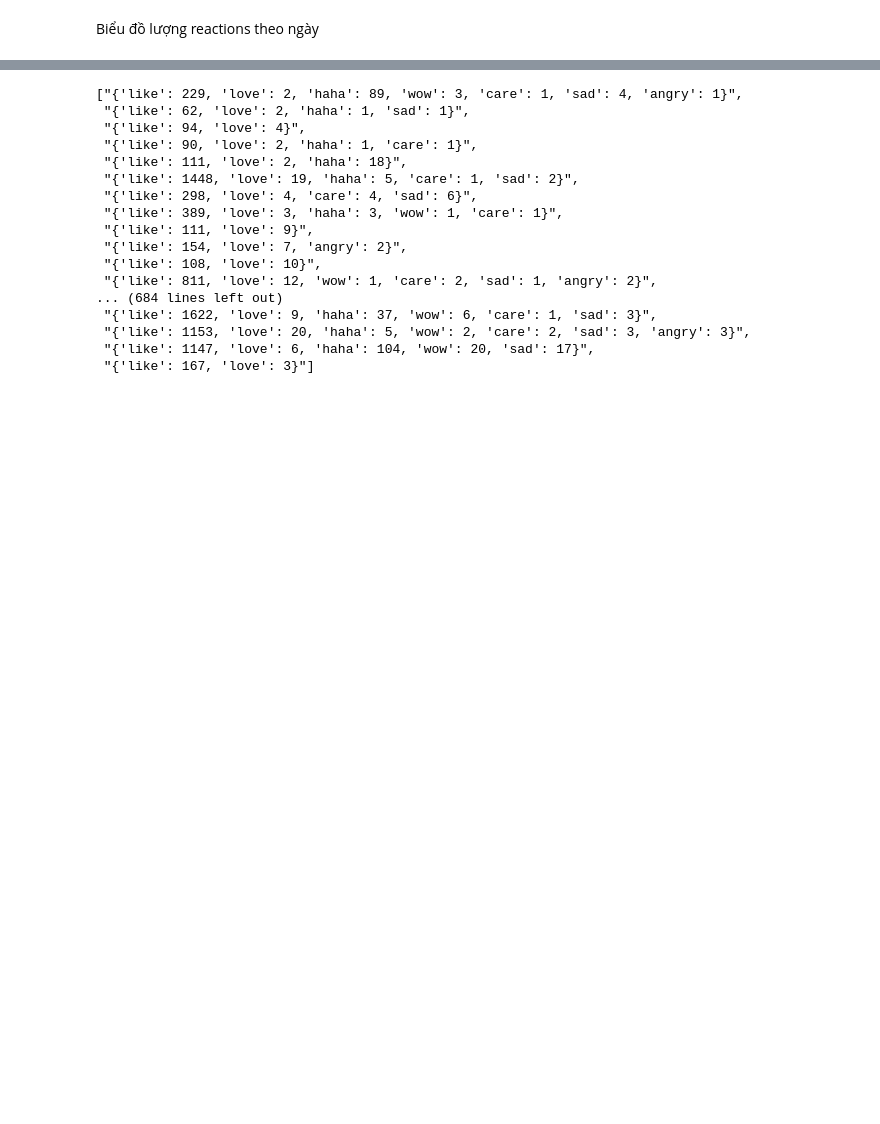
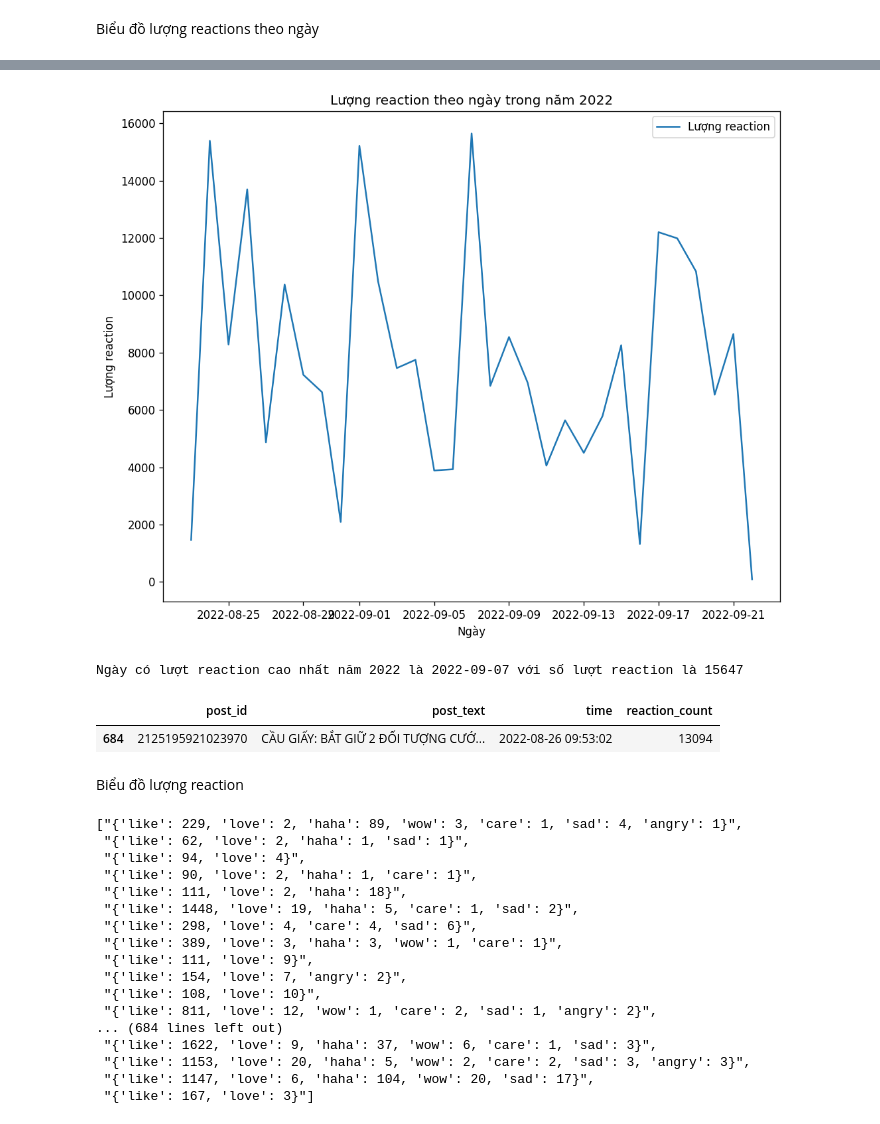
Before and after one commit to photienanh/final_project, a Jupyter notebook: analyze_data.ipynb, the cells around one changed output, grey strips where cells are left out. Cells and saved outputs as stored; diff of their text form; code cells hidden in the pictures; blank space fills up the shorter version.

```diff
--- a/analyze_data.ipynb
+++ b/analyze_data.ipynb
@@ -155,3 +174,31 @@ plt.show()
+# %%
+post_df_22 = post_df_full[post_df_full["time"].dt.year==2022]
+# %%
+reaction_by_day22 = post_df_22.groupby("date")["reaction_count"].sum()
+# %%
+plt.figure(figsize=(10, 8), dpi=120)
+plt.plot(reaction_by_day22.index,reaction_by_day22.values , label="Lượng reaction")
+plt.xlabel("Ngày")
+plt.ylabel("Lượng reaction")
+plt.title("Lượng reaction theo ngày trong năm 2022")
+plt.legend()
+plt.show()
+# %% [output]
+[figure, added]
+# %%
+# In ra ngày có lượt reaction cao nhất năm 2022
+print(f"Ngày có lượt reaction cao nhất năm 2022 là {reaction_by_day22.idxmax()} với số lượt reaction là {reaction_by_day22[reaction_by_day22.idxmax()]}")
+# %% [output]
+Ngày có lượt reaction cao nhất năm 2022 là 2022-09-07 với số lượt reaction là 15647
+# %%
+most_reacted_post = post_df_22[post_df_full["reaction_count"] == post_df_22["reaction_count"].max()]
+most_reacted_post[['post_id','post_text','time','reaction_count']]
+# Bài viết có lượt reaction cao nhất năm 2022
+# %% [output]
+|  | post_id | post_text | time | reaction_count |
+| 684 | 2125195921023970 | CẦU GIẤY: BẮT GIỮ 2 ĐỐI TƯỢNG CƯỚ... | 2022-08-26 09:53:02 | 13094 |
+# %% [markdown]
+Biểu đồ lượng reaction
 # %%
 post_df_full['reactions'].tolist()
 # %% [output]
```
Also changed, not shown: parts of 7 cells of this notebook.
